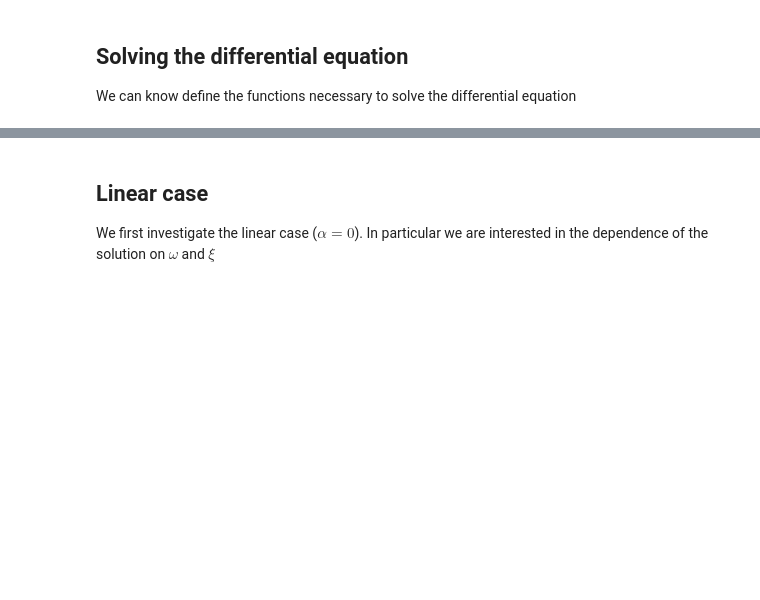
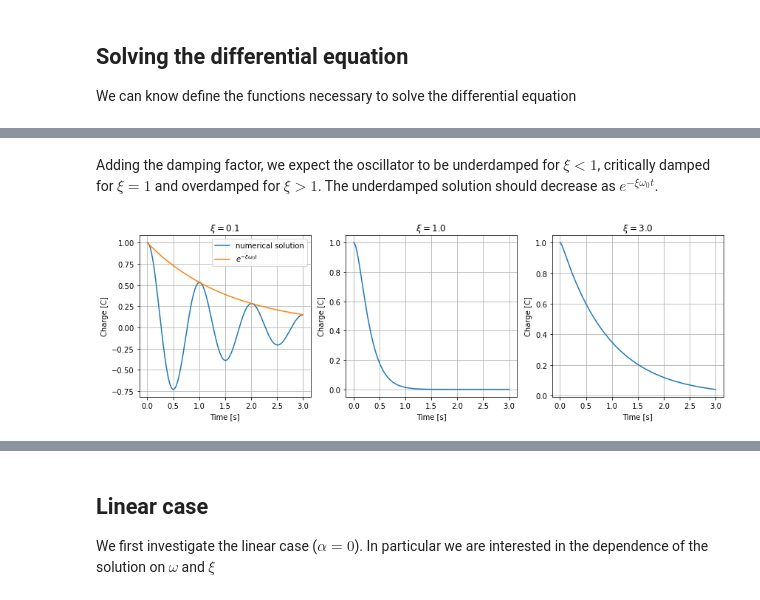
Before and after one commit to nicmontalti/CMST, a Jupyter notebook: p2/Project_2.2_S4947231.ipynb, the cells around one changed output, grey strips where cells are left out. Drawn from its saved outputs; the diff is of its cells as text; code cells hidden in the pictures; blank space fills up the shorter version.

```diff
--- a/p2/Project_2.2_S4947231.ipynb
+++ b/p2/Project_2.2_S4947231.ipynb
@@ -109,0 +139,27 @@ def solve_differential_equation(periods, initial_condition, omega, omega_0=1, xi
+# %% [markdown]
+Adding the damping factor, we expect the oscillator to be underdamped for $\xi < 1$, critically damped for $\xi = 1$ and overdamped for $\xi > 1$. The underdamped solution should decrease as $e^{-\xi \omega_0 t}$.
+# %%
+def plot_validation_damping():
+    '''
+    This function generates three plots of q over t. The first one with xi = 0.1 (underdamped), the second with xi = 1 (critically damped) and the third one with xi = 3 (overdamped).
+    '''
+    xis = np.array([0.1, 1, 3])
+    omega_0 = 2*np.pi
+    fig = plt.figure(figsize=(12,4))
+    axs = fig.subplots(1,3)
+    for xi, ax in zip(xis, axs):
+        t, y = solve_differential_equation(3, np.array([1, 0]), omega=0, omega_0=omega_0, xi=xi, d=1, alpha=0)
+        ax.plot(t, y[0], label='numerical solution')
+        ax.grid()
+        ax.set_xlabel('Time [s]')
+        ax.set_ylabel('Charge [C]')
+        ax.set_title(r'$\xi = ${}'.format(xi))
+
+    axs[0].plot(t, np.exp(-0.1*omega_0*t), label=r'$e^{-\xi \omega_0 t}$')
+    axs[0].legend()
+
+    fig.tight_layout()
+
+plot_validation_damping()
+# %% [output]
+[figure, added]
```
Also changed, not shown: parts of 10 cells of this notebook.
